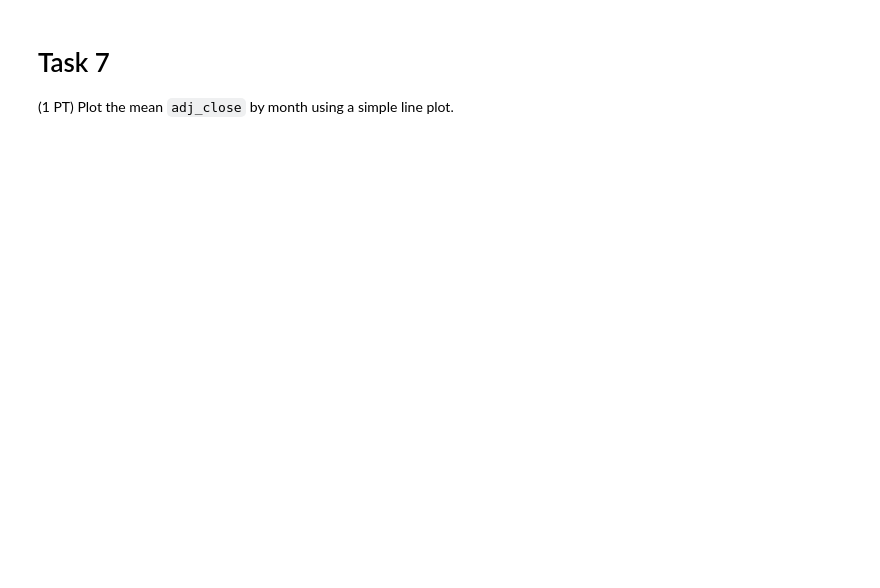
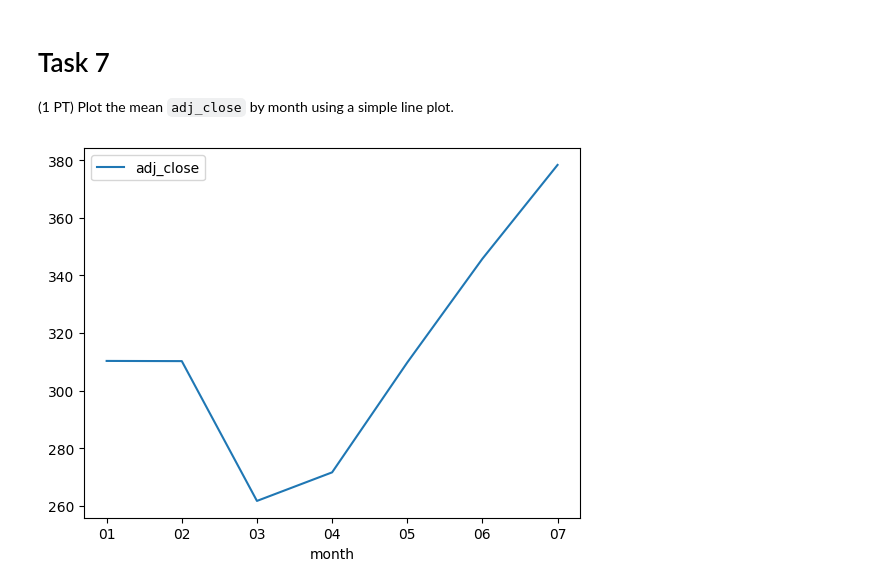
Before and after one commit to Niarfe/DS5100-dpy8wq, a Jupyter notebook: lessons/M07/M07-HW-2-1.ipynb, the cells around one changed output. Drawn from its saved outputs; the diff is of its cells as text; code cells hidden in the pictures; blank space fills up the shorter version.

```diff
--- a/lessons/M07/M07-HW-2-1.ipynb
+++ b/lessons/M07/M07-HW-2-1.ipynb
@@ -78,6 +78,7 @@ Define a class with these features:
 # CODE HERE
 class Stock:
     def __init__(self, ticker, sector, prices):
+        assert isinstance(prices, pd.DataFrame)
         self.ticker = ticker
         self.sector = sector
         self.prices = prices
@@ -101,4 +102,5 @@ Create an instance of your class with the these initial values:
 Then Use the dot operator to print the stock's ticker.
 # %%
 # CODE HERE
-appl = Stock("AAPL", "technology", data)
+stock = Stock("AAPL", "technology", data)
+print(stock.ticker)
@@ -137,4 +141,5 @@ Add a new column called `'month'` to the `prices` attribute and put the month nu
 Hint: You can use `.apply()` with a lambda function to split the month string and keep the second element.
 # %%
 # CODE HERE
-appl.prices["month"] = appl.prices.apply(lambda x: x[5:7])
+stock.prices["month"] = stock.prices.apply(lambda x: x['date'].split('-')[1], axis=1)
+stock.prices.head()
@@ -149,5 +159,6 @@ Use `.groupby()` to compute the mean `adj_close` by month. Save your result is a
 # %%
-# Another method
-# my_stock.prices.groupby('month').agg({'adj_close':'mean'})
-appl.prices.groupby('month').agg({'adj_close':'mean'})
+# CODE HERE
+adj_close = stock.prices.groupby('month').agg({'adj_close':'mean'})
+assert isinstance(adj_close, pd.DataFrame)
+adj_close.head(12)
 # %% [output]
@@ -159,3 +178,6 @@ KeyError: 'month'
 Plot the mean `adj_close` by month using a simple line plot.
 # %%
 # CODE HERE
+adj_close.plot();
+# %% [output]
+[figure, added]
```
Also changed, not shown: parts of 7 cells of this notebook.
